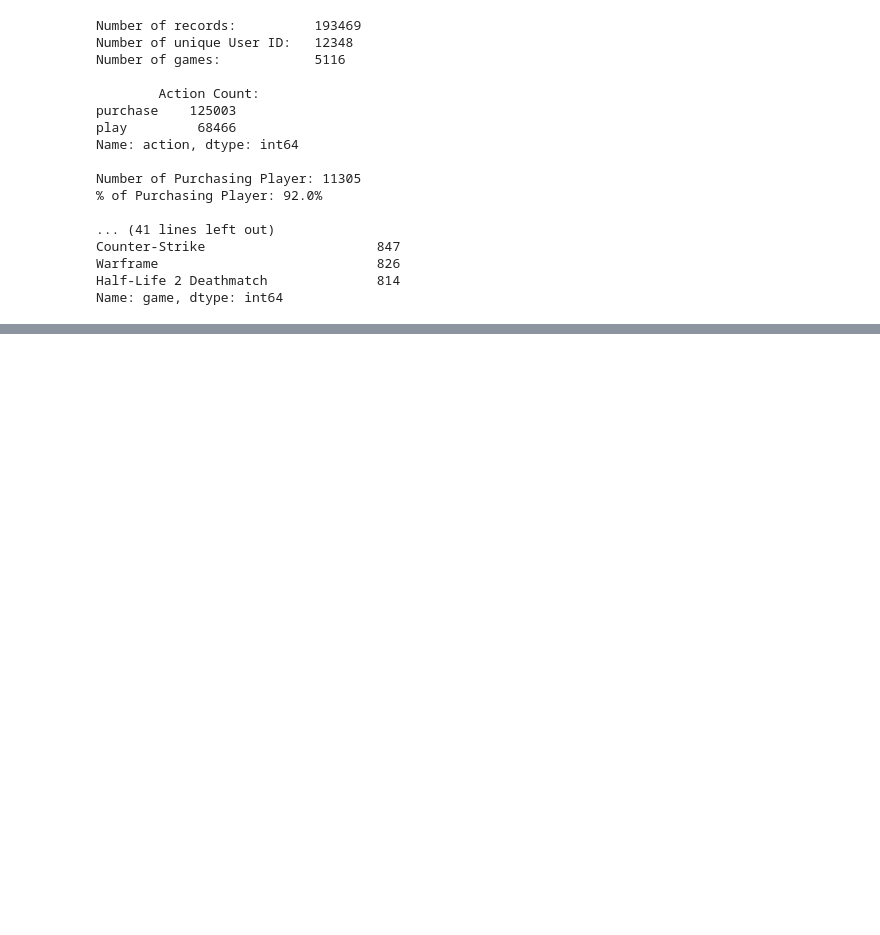
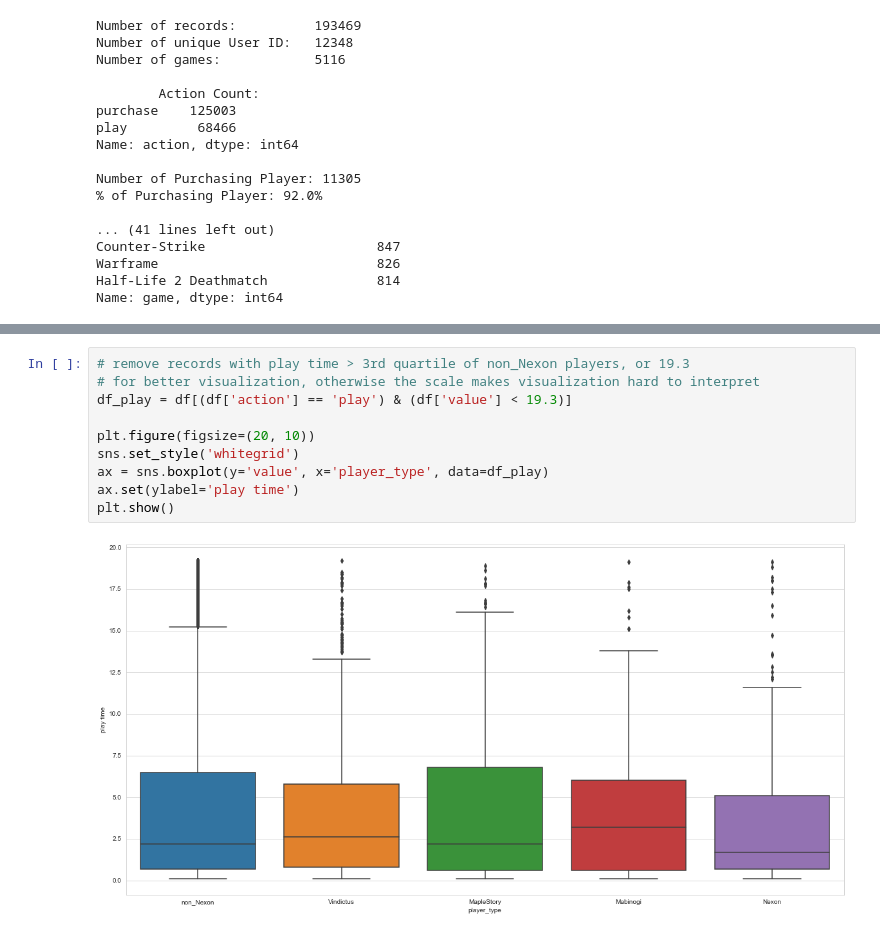
Before and after one commit to henryjcheng/nexon_game_recommendation, a Jupyter notebook: potential_player.ipynb, the cells around one changed output, grey strips where cells are left out. Saved outputs shown, nothing was run; the diff lists cells and outputs as text; blank space fills up the shorter version.

Commit message:
add boxplot

```diff
--- a/potential_player.ipynb
+++ b/potential_player.ipynb
@@ -97,0 +112,12 @@ The game purchased profile is also quite different with Nexon players having mor
+# %%
+# remove records with play time > 3rd quartile of non_Nexon players, or 19.3
+# for better visualization, otherwise the scale makes visualization hard to interpret
+df_play = df[(df['action'] == 'play') & (df['value'] < 19.3)]
+
+plt.figure(figsize=(20, 10))
+sns.set_style('whitegrid')
+ax = sns.boxplot(y='value', x='player_type', data=df_play)
+ax.set(ylabel='play time')
+plt.show()
+# %% [output]
+[figure, added]
```
Also changed, not shown: parts of 5 cells of this notebook, 1 other file.
